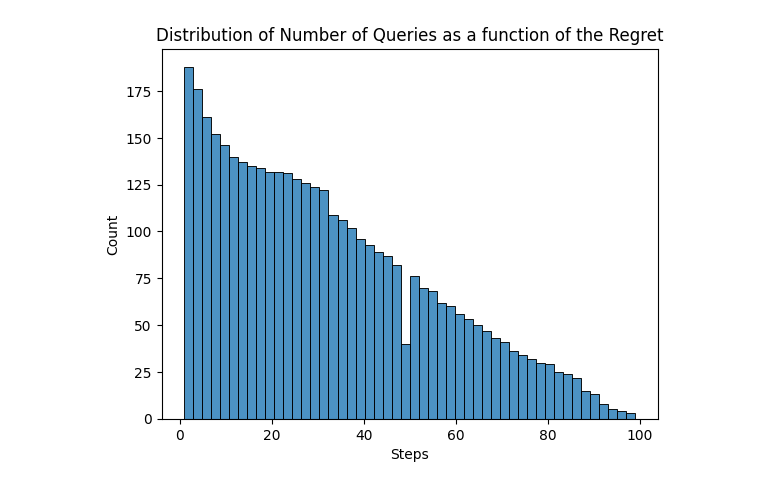
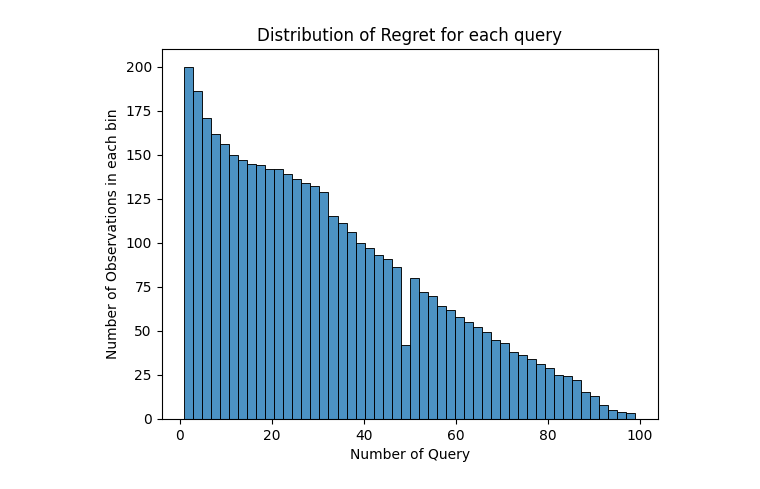
Before and after one commit to Amsterdam-Internships/Multi-objective_Optimization_using_Interactive_User_Approach, a Jupyter notebook: experiments/visualization-EI.ipynb, the cells around one changed output. Cells and saved outputs as stored; diff of their text form; code cells hidden in the pictures.

```diff
--- a/experiments/visualization-EI.ipynb
+++ b/experiments/visualization-EI.ipynb
@@ -15,12 +15,12 @@ regret_vals = np.array([regret[0] for regret in regret])
 # regret_round = np.round(regret, 3)
 # %%
-df = pd.DataFrame({'Step': steps, 'Regret': regret_vals})
+df = pd.DataFrame({'Step': steps, 'Regret': regret})
 sns.histplot(data=df, x='Step', bins=50, stat='count', alpha=0.8)
 # stat is the aggregate statistic to compute in each bin. Stat is chosen to be count to show the
 # number of observations in each bin
-plt.xlabel('Steps')
-plt.ylabel('Count')
-plt.title('Distribution of Number of Queries as a function of the Regret')
+plt.xlabel('Number of Query')
+plt.ylabel('Number of Observations in each bin')
+plt.title('Distribution of Regret for each query')
 plt.show()
 # %% [output]
-[figure, old version]
+[figure, new version]
```
Also changed, not shown: parts of 3 cells of this notebook, 6 other files.
